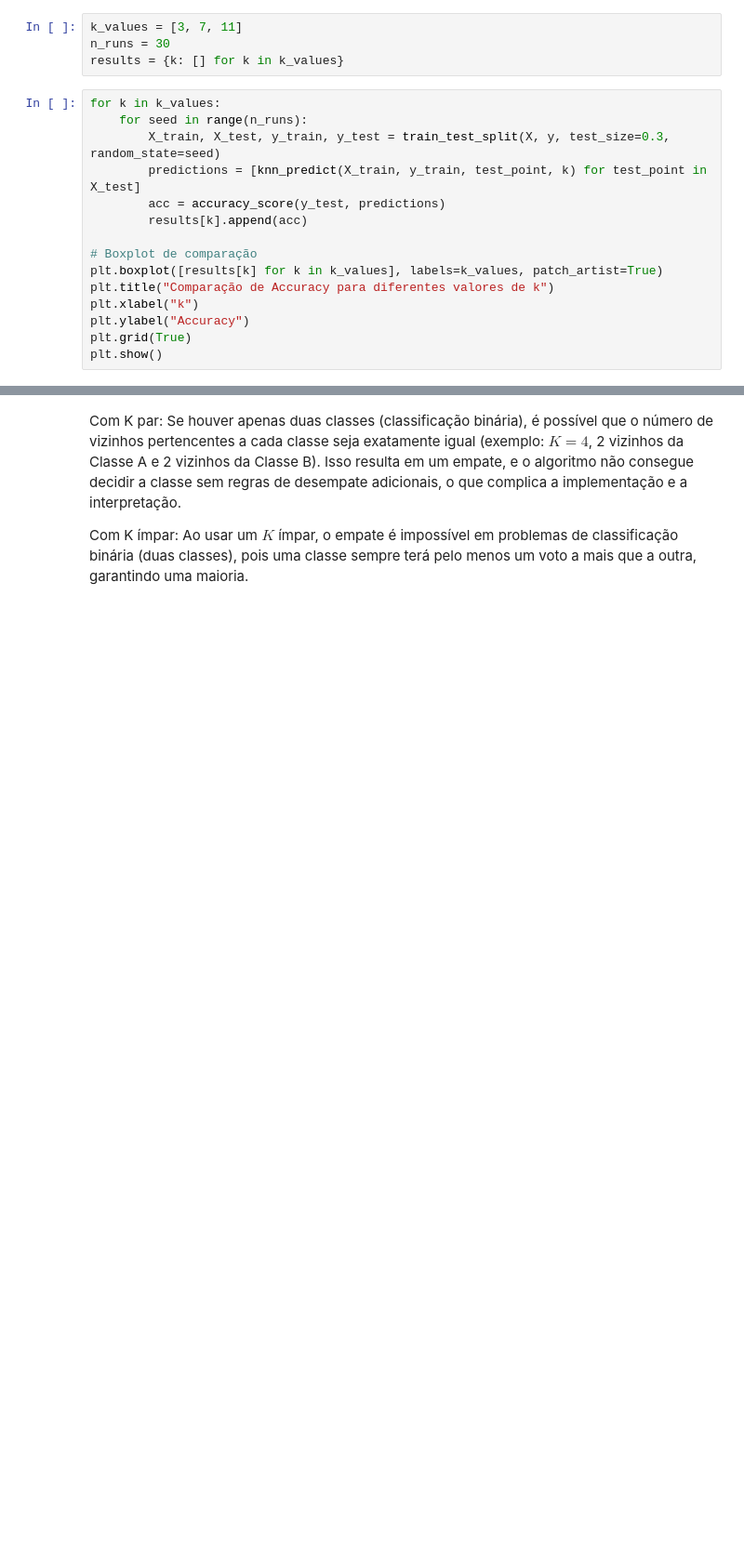
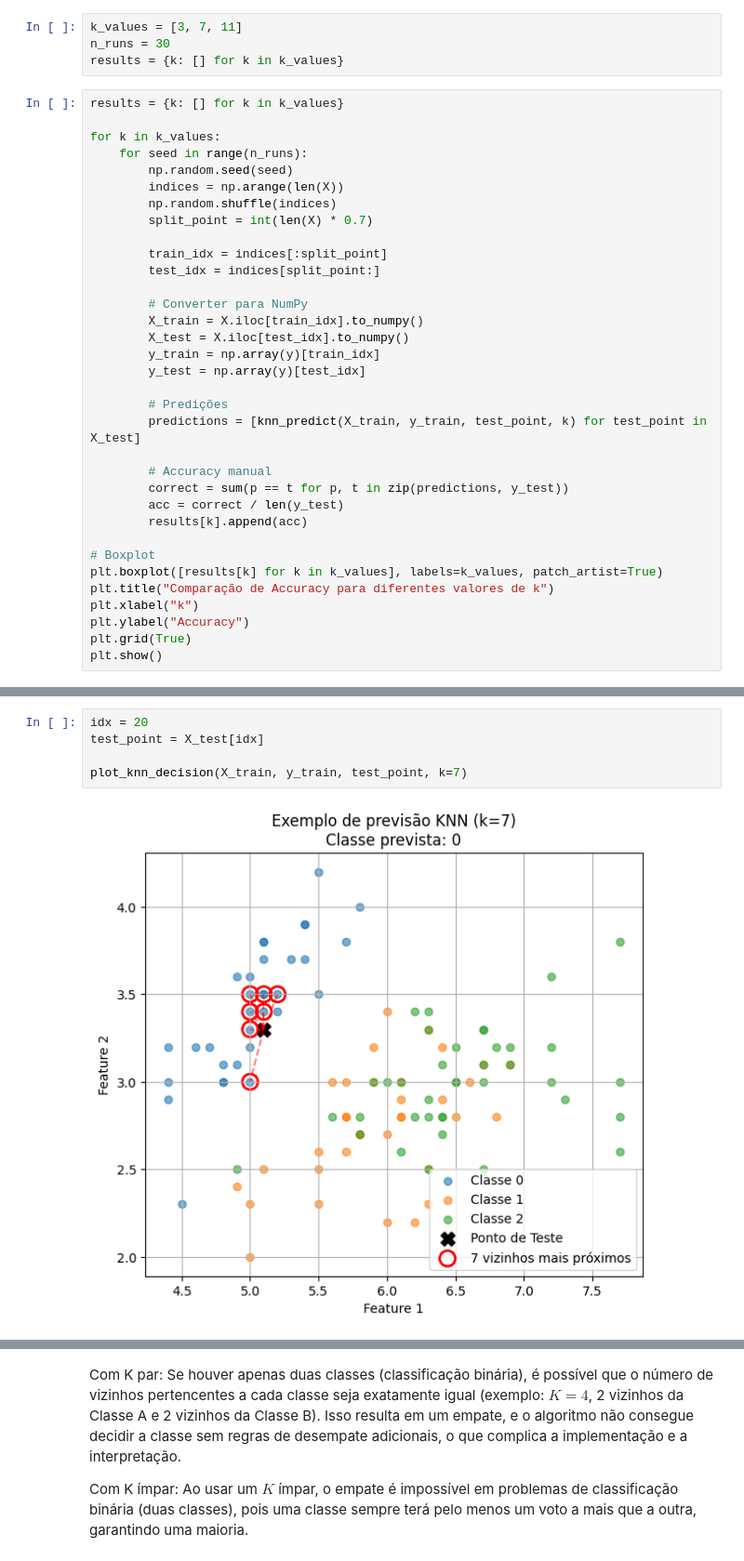
Before and after one commit to AlexRode/IAA, a Jupyter notebook: supervised.ipynb, the cells around one changed output, grey strips where cells are left out. Shown: that part at 93% size. Saved outputs shown, nothing was run; the diff lists cells and outputs as text; blank space fills up the shorter version.

```diff
--- a/supervised.ipynb
+++ b/supervised.ipynb
@@ -430,14 +445,33 @@ k_values = [3, 7, 11]
 n_runs = 30
 results = {k: [] for k in k_values}
 # %%
+results = {k: [] for k in k_values}
+
 for k in k_values:
     for seed in range(n_runs):
-        X_train, X_test, y_train, y_test = train_test_split(X, y, test_size=0.3, random_state=seed)
+        np.random.seed(seed)
+        indices = np.arange(len(X))
+        np.random.shuffle(indices)
+        split_point = int(len(X) * 0.7)
+
+        train_idx = indices[:split_point]
+        test_idx = indices[split_point:]
+
+        # Converter para NumPy
+        X_train = X.iloc[train_idx].to_numpy()
+        X_test = X.iloc[test_idx].to_numpy()
+        y_train = np.array(y)[train_idx]
+        y_test = np.array(y)[test_idx]
+
+        # Predições
         predictions = [knn_predict(X_train, y_train, test_point, k) for test_point in X_test]
-        acc = accuracy_score(y_test, predictions)
+
+        # Accuracy manual
+        correct = sum(p == t for p, t in zip(predictions, y_test))
+        acc = correct / len(y_test)
         results[k].append(acc)
 
-# Boxplot de comparação
+# Boxplot
 plt.boxplot([results[k] for k in k_values], labels=k_values, patch_artist=True)
 plt.title("Comparação de Accuracy para diferentes valores de k")
 plt.xlabel("k")
@@ -465,0 +608,7 @@ Matriz de confusão para k = 3:
+# %%
+idx = 20
+test_point = X_test[idx]
+
+plot_knn_decision(X_train, y_train, test_point, k=7)
+# %% [output]
+[figure, added]
```
Also changed, not shown: parts of 12 cells of this notebook.
